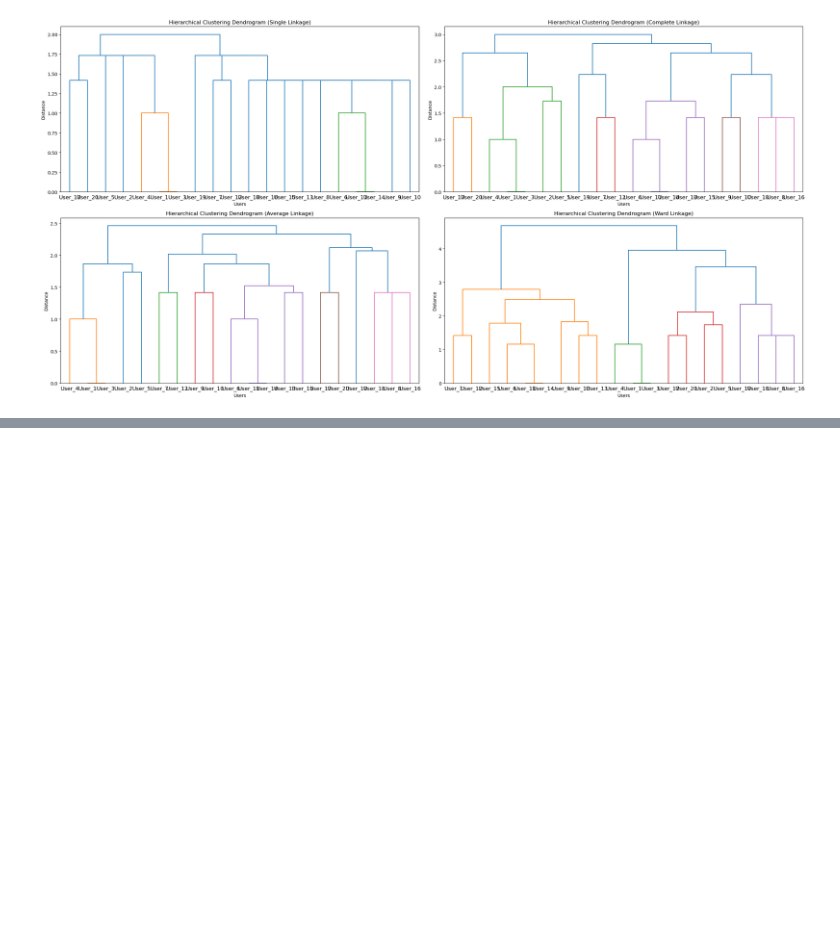
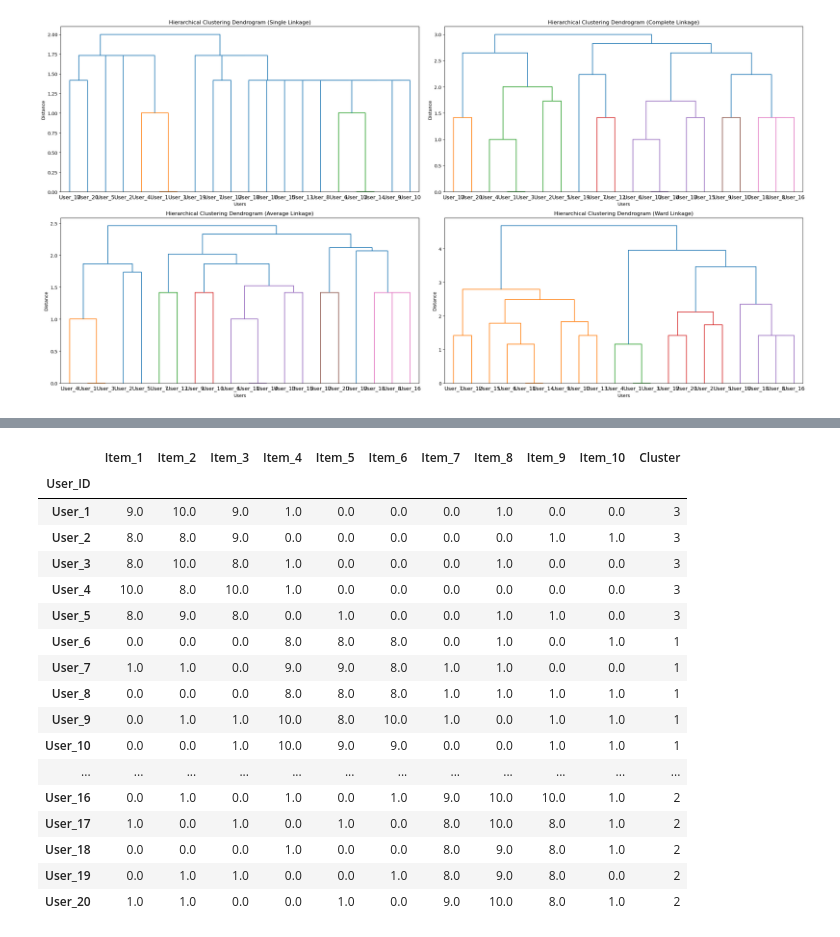
Before and after one commit to tgvp/Algoritmos-Recomendacao, a Jupyter notebook: src/rs-starter.ipynb, the cells around one changed output, grey strips where cells are left out. Saved outputs shown, nothing was run; the diff lists cells and outputs as text; code cells hidden in the pictures; blank space fills up the shorter version.

```diff
--- a/src/rs-starter.ipynb
+++ b/src/rs-starter.ipynb
@@ -1141,0 +1212,21 @@ plt.show()
+# %%
+explicit_matrix
+# %% [output]
+|  | Item_1 | Item_2 | Item_3 | Item_4 | Item_5 | Item_6 | Item_7 | Item_8 | Item_9 | Item_10 | Cluster |
+| User_ID |  |  |  |  |  |  |  |  |  |  |  |
+| User_1 | 9.0 | 10.0 | 9.0 | 1.0 | 0.0 | 0.0 | 0.0 | 1.0 | 0.0 | 0.0 | 3 |
+| User_2 | 8.0 | 8.0 | 9.0 | 0.0 | 0.0 | 0.0 | 0.0 | 0.0 | 1.0 | 1.0 | 3 |
+| User_3 | 8.0 | 10.0 | 8.0 | 1.0 | 0.0 | 0.0 | 0.0 | 1.0 | 0.0 | 0.0 | 3 |
+| User_4 | 10.0 | 8.0 | 10.0 | 1.0 | 0.0 | 0.0 | 0.0 | 0.0 | 0.0 | 0.0 | 3 |
+| User_5 | 8.0 | 9.0 | 8.0 | 0.0 | 1.0 | 0.0 | 0.0 | 1.0 | 1.0 | 0.0 | 3 |
+| User_6 | 0.0 | 0.0 | 0.0 | 8.0 | 8.0 | 8.0 | 0.0 | 1.0 | 0.0 | 1.0 | 1 |
+| User_7 | 1.0 | 1.0 | 0.0 | 9.0 | 9.0 | 8.0 | 1.0 | 1.0 | 0.0 | 0.0 | 1 |
+| User_8 | 0.0 | 0.0 | 0.0 | 8.0 | 8.0 | 8.0 | 1.0 | 1.0 | 1.0 | 1.0 | 1 |
+| User_9 | 0.0 | 1.0 | 1.0 | 10.0 | 8.0 | 10.0 | 1.0 | 0.0 | 1.0 | 1.0 | 1 |
+| User_10 | 0.0 | 0.0 | 1.0 | 10.0 | 9.0 | 9.0 | 0.0 | 0.0 | 1.0 | 1.0 | 1 |
+| ... | ... | ... | ... | ... | ... | ... | ... | ... | ... | ... | ... |
+| User_16 | 0.0 | 1.0 | 0.0 | 1.0 | 0.0 | 1.0 | 9.0 | 10.0 | 10.0 | 1.0 | 2 |
+| User_17 | 1.0 | 0.0 | 1.0 | 0.0 | 1.0 | 0.0 | 8.0 | 10.0 | 8.0 | 1.0 | 2 |
+| User_18 | 0.0 | 0.0 | 0.0 | 1.0 | 0.0 | 0.0 | 8.0 | 9.0 | 8.0 | 1.0 | 2 |
+| User_19 | 0.0 | 1.0 | 1.0 | 0.0 | 0.0 | 1.0 | 8.0 | 9.0 | 8.0 | 0.0 | 2 |
+| User_20 | 1.0 | 1.0 | 0.0 | 0.0 | 1.0 | 0.0 | 9.0 | 10.0 | 8.0 | 1.0 | 2 |
```
Also changed, not shown: parts of 12 cells of this notebook.
